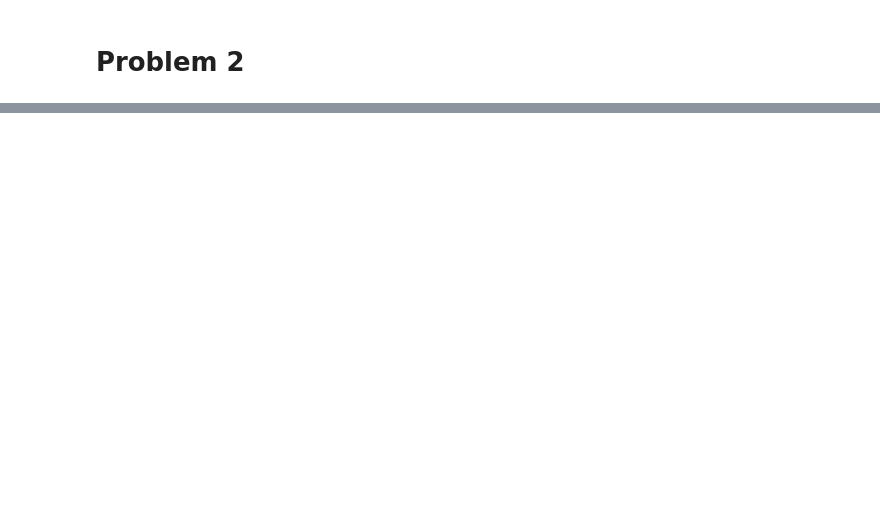
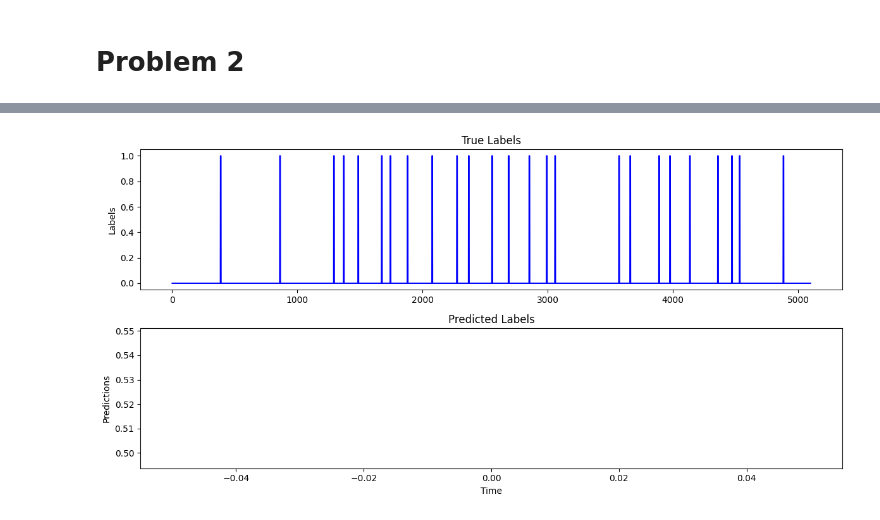
Before and after one commit to KasperMollerHansen/DeepLearning, a Jupyter notebook: thomas/Assignments/Assignment_2/thomas_christiansen_au661718.ipynb, the cells around one changed output, grey strips where cells are left out. Saved outputs shown, nothing was run; the diff lists cells and outputs as text; code cells hidden in the pictures; blank space fills up the shorter version.

```diff
--- a/thomas/Assignments/Assignment_2/thomas_christiansen_au661718.ipynb
+++ b/thomas/Assignments/Assignment_2/thomas_christiansen_au661718.ipynb
@@ -144,0 +272,87 @@ A fully convolutional network, or FCN, is a network that outputs a prediction im
+# %%
+#%% Load packages
+import numpy as np
+import matplotlib.pyplot as plt
+import torch
+import torch.nn as nn
+import torch.optim as optim
+
+#%% Define the GRU Model
+class WaveformDetector(nn.Module):
+    def __init__(self, input_size=1, hidden_size=64, output_size=1):
+        super(WaveformDetector, self).__init__()
+        self.gru = nn.GRU(input_size, hidden_size, batch_first=True)
+        self.fc = nn.Linear(hidden_size, output_size)  # output_size should be 1 for binary classification
+
+    def forward(self, x):
+        x, _ = self.gru(x)
+        x = self.fc(x[:, -1, :])  # Use only the output of the last time step
+        return torch.sigmoid(x)  # Outputs should be between 0 and 1
+
+#%% Setup Training
+def train_model(model, criterion, optimizer, dataloader, num_epochs=10):
+    for epoch in range(num_epochs):
+        model.train()
+        running_loss = 0.0
+
+        for inputs, labels in dataloader:
+            optimizer.zero_grad()
+            outputs = model(inputs)  # Should be (batch_size, 1)
+            # Ensure the labels are of shape (batch_size,) for loss computation
+            loss = criterion(outputs.squeeze(), labels[:, -1].squeeze())  # Squeeze if necessary
+
+            loss.backward()
+            optimizer.step()
+            running_loss += loss.item()
+
+        print(f"Epoch [{epoch+1}/{num_epochs}], Loss: {running_loss/len(dataloader):.4f}")
+
+#%% Initialize the model, criterion, and optimizer
+input_size = 1
+hidden_size = 64
+output_size = 1
+num_epochs = 50
+learning_rate = 0.001
+
+model = WaveformDetector(input_size, hidden_size, output_size)
+criterion = nn.BCELoss()
+optimizer = optim.Adam(model.parameters(), lr=learning_rate)
+
+#%% Train the model
+# Assuming dataloader is defined, e.g., using DataLoader from torch.utils.data
+# train_model(model, criterion, optimizer, dataloader, num_epochs=num_epochs)
+
+#%% Evaluate the model
+model.eval()
+with torch.no_grad():
+    # Ensure testX is in the shape (1, 5100, 1) for evaluation
+    if testX.dim() == 1:  # If it's 1D, reshape to (1, 5100, 1)
+        testX = testX.view(1, -1, 1)  # Reshape to (1, 5100, 1)
+    elif testX.dim() == 2:  # If it's 2D (5100, 1), add a batch dimension
+        testX = testX.unsqueeze(0)  # Reshape to (1, 5100, 1)
+
+    predictions = model(testX)  # Model should output shape (1, 1)
+    print(f'Prediction shape: {predictions.shape}')
+
+    # Assuming testy has shape (num_samples, 1) or similar, get the last label
+    true_labels = testy[-1].unsqueeze(0)  # Get the last label, ensure correct shape
+    true_labels = true_labels.view(1, -1)  # Reshape true_labels to ensure it's (1, 1)
+
+    # Calculate test loss
+    test_loss = criterion(predictions.view(1, -1), true_labels)  # Ensure both are of shape (1, 1)
+    print(f'Average Test Loss: {test_loss.item():.4f}')
+
+# Plotting the results
+plt.figure(figsize=(12, 6))
+plt.subplot(2, 1, 1)
+plt.plot(testy.numpy(), label='True Labels', color='blue')
+plt.title('True Labels')
+plt.ylabel('Labels')
+plt.subplot(2, 1, 2)
+plt.plot(predictions.numpy(), label='Predicted', color='red')
+plt.title('Predicted Labels')
+plt.ylabel('Predictions')
+plt.xlabel('Time')
+plt.tight_layout()
+plt.show()
+# %% [output]
@@ -144,0 +361 @@ A fully convolutional network, or FCN, is a network that outputs a prediction im
+[figure, added]
```
Also changed, not shown: parts of 7 cells of this notebook.
